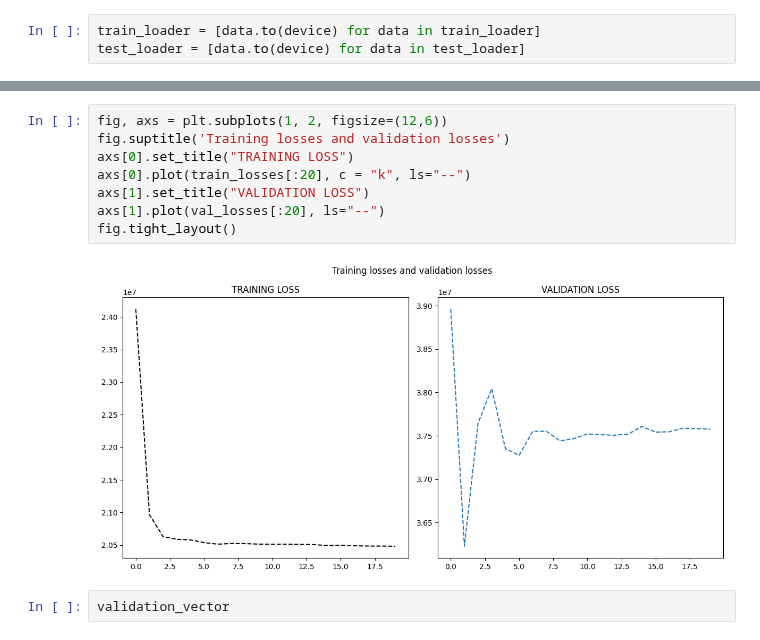
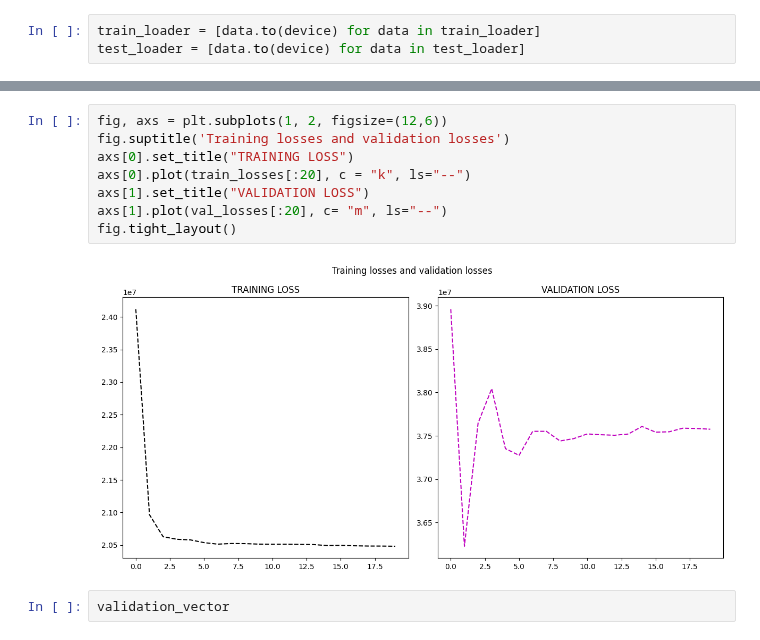
Before and after one commit to ronitd2002/QROSS-GCN-project, a Jupyter notebook: trial-notebooks/QROSS_Advanced_GCN_Training.ipynb, the cells around one changed output, grey strips where cells are left out. Drawn from its saved outputs; the diff is of its cells as text.

```diff
--- a/trial-notebooks/QROSS_Advanced_GCN_Training.ipynb
+++ b/trial-notebooks/QROSS_Advanced_GCN_Training.ipynb
@@ -640,13 +640,13 @@ Epoch 200/200, Train Loss: 19890158.7778, Validation Loss: 36897327.0000
 # %%
 fig, axs = plt.subplots(1, 2, figsize=(12,6))
 fig.suptitle('Training losses and validation losses')
 axs[0].set_title("TRAINING LOSS")
 axs[0].plot(train_losses[:20], c = "k", ls="--")
 axs[1].set_title("VALIDATION LOSS")
-axs[1].plot(val_losses[:20], ls="--")
+axs[1].plot(val_losses[:20], c= "m", ls="--")
 fig.tight_layout()
 # %% [output]
-[figure, old version]
+[figure, new version]
 # %%
 validation_vector
 # %% [output]
```
